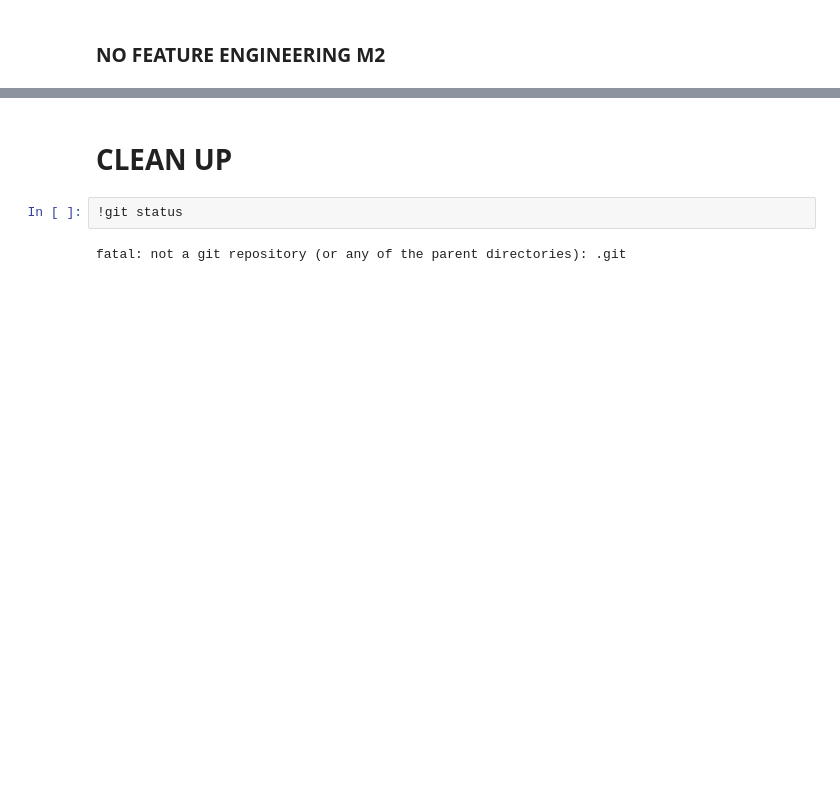
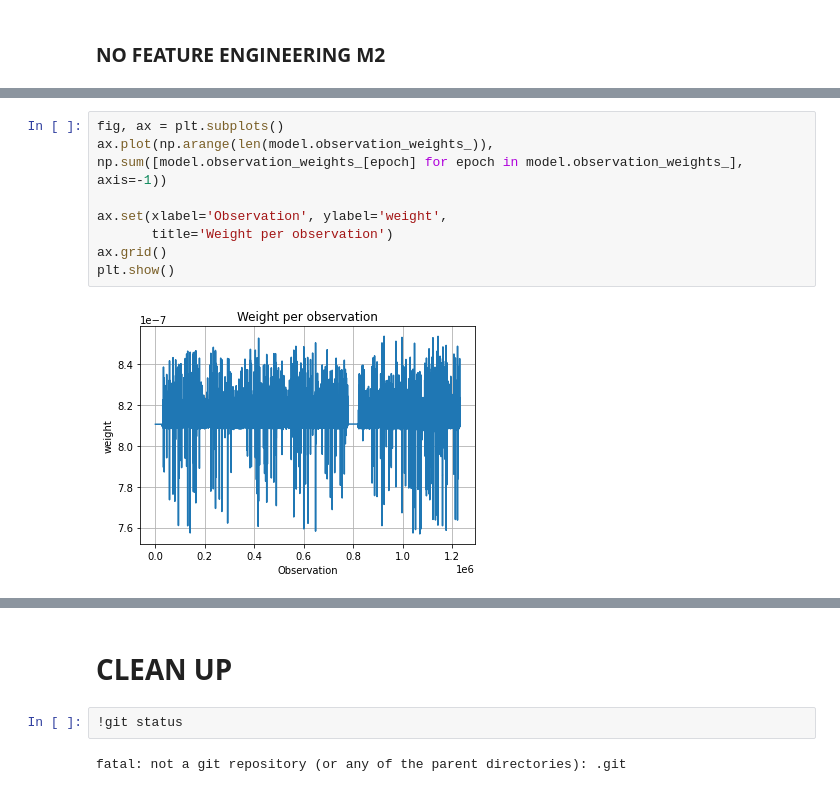
Before and after one commit to 4datascience/Traffic, a Jupyter notebook: Feature_engineering.ipynb, the cells around one changed output, grey strips where cells are left out. Drawn from its saved outputs; the diff is of its cells as text; blank space fills up the shorter version.

```diff
--- a/Feature_engineering.ipynb
+++ b/Feature_engineering.ipynb
@@ -2536,0 +2553,10 @@ class LSTMRUSBoostClassifier_:
+# %%
+fig, ax = plt.subplots()
+ax.plot(np.arange(len(model.observation_weights_)), np.sum([model.observation_weights_[epoch] for epoch in model.observation_weights_], axis=-1))
+
+ax.set(xlabel='Observation', ylabel='weight',
+       title='Weight per observation')
+ax.grid()
+plt.show()
+# %% [output]
+[figure, added]
```
Also changed, not shown: parts of 8 cells of this notebook, 2 other files.
